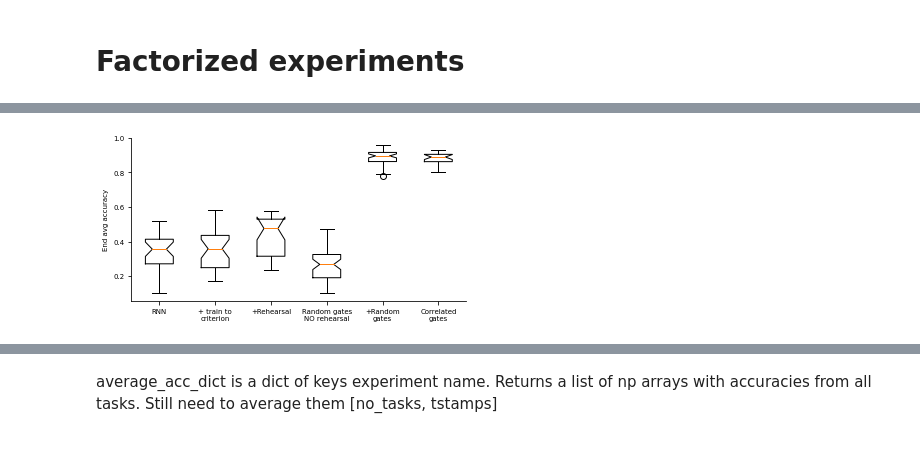
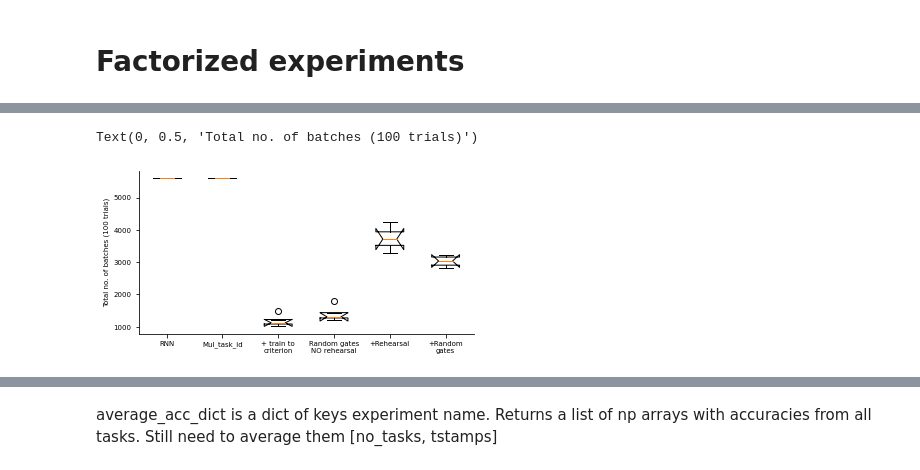
Before and after one commit to hummosa/Thalamus, a Jupyter notebook: analysis/Lab_presentation_first_part.ipynb, the cells around one changed output, grey strips where cells are left out. Drawn from its saved outputs; the diff is of its cells as text; code cells hidden in the pictures.

```diff
--- a/analysis/Lab_presentation_first_part.ipynb
+++ b/analysis/Lab_presentation_first_part.ipynb
@@ -39,16 +39,17 @@ mpl.rcParams['axes.spines.left'] = True
 mpl.rcParams['axes.spines.right'] = False
 mpl.rcParams['axes.spines.top'] = False
 mpl.rcParams['axes.spines.bottom'] = True
-# mpl.rcParams['pdf.fonttype'] = 42
-# mpl.rcParams['ps.fonttype'] = 42
+mpl.rcParams['pdf.fonttype'] = 42
+mpl.rcParams['ps.fonttype'] = 42
 import matplotlib.pyplot as plt
 import matplotlib
 from tqdm import tqdm, trange
 # %% [markdown]
 # Factorized experiments
 # %%
-experiments = ['same_net', 'train_to_criterion', 'rehearsal', 'random_gates_no_rehearsal','random_gates',  'correlated_gates', 'cognitive_observer', ]
-folder_name = './../files/factorized/'
+experiments = ['same_net', 'random_gates_no_train_to_criterion', 'train_to_criterion',  'random_gates_no_rehearsal','rehearsal','random_gates',  'correlated_gates', 'cognitive_observer', ]
+# folder_name = './../files/factorized/'
+folder_name = './../files/final_policy_weaning/'
 # %%
 def get_log_files(data_folder, exp_name, file_sig='testing_log'):
     lfiles = os.listdir(data_folder+f'{exp_name}/')
@@ -60,4 +61,10 @@ def get_log_files(data_folder, exp_name, file_sig='testing_log'):
         except:
             print('some problem with ', fn)
     return(logs, lfiles)
+
+def convert_train_to_test_idx(training_log, testing_log, training_idx):
+    test_idx = training_log.stamps[training_idx]
+    diff_arra = np.abs(np.array(testing_log.stamps) - test_idx)
+    test_t_idx = np.argmin(diff_arra)
+    return(test_t_idx)
 # %%
@@ -88,0 +110,21 @@ AttributeError: 'list' object has no attribute 'accuracies'
+# %%
+exps_names= ['RNN', 'Mul_task_id', '+ train to\ncriterion', 'Random gates\nNO rehearsal' ,'+Rehearsal', '+Random\ngates', ]# 'cognitive_observer', ]
+# exps = ['same_net', , 'train_to_criterion', 'rehearsal','random_gates_no_rehearsal' , 'random_gates_mul', ]# 'cognitive_observer', ]
+
+fig, axes = plt.subplots(2,2, figsize=[8,6])
+ax = axes[0,0]
+_=ax.boxplot([accuracy_dict[exp] for exp in exps], labels=[exp for exp in exps_names], meanline=True, notch=True)
+# _=ax.set_xticklabels( exps, rotation=45 )
+ax.set_ylabel('End avg accuracy')
+
+ax = axes[0,1]
+_=ax.boxplot([total_trials_dict[exp] for exp in exps], labels=[exp for exp in exps_names], meanline=True, notch=True)
+# _=ax.set_xticklabels( exps, rotation=45 )
+ax.set_ylabel('Total no. of batches (100 trials)')
+
+ax = axes[1,0]
+_=ax.boxplot([total_optimization_trials_dict[exp] for exp in exps], labels=[exp for exp in exps_names], meanline=True, notch=True)
+# _=ax.set_xticklabels( exps, rotation=45 )
+ax.set_ylabel('Optimization batches (100 trials)')
+
+# plt.savefig('./files/end_accuracy_box_plots.jpg',dpi=300)
@@ -89,9 +134,9 @@ AttributeError: 'list' object has no attribute 'accuracies'
 # %%
-exps_names= ['RNN', '+ train to\ncriterion', '+Rehearsal','Random gates\nNO rehearsal' , '+Random\ngates',  'Correlated\ngates',]# 'cognitive_observer', ]
 fig, (ax) = plt.subplots(1,1, figsize=[6,3])
-_=ax.boxplot([accuracy_dict[exp] for exp in exps], labels=[exp for exp in exps_names], meanline=True, notch=True)
+_=ax.boxplot([total_trials_dict[exp] for exp in exps], labels=[exp for exp in exps_names], meanline=True, notch=True)
 # _=ax.set_xticklabels( exps, rotation=45 )
-ax.set_ylabel('End avg accuracy')
-plt.savefig('end_accuracy_box_plots.jpg',dpi=300)
+ax.set_ylabel('Total no. of batches (100 trials)')
+# plt.savefig('./files/total_batches_box_plots.jpg',dpi=300)
 # %% [output]
+Text(0, 0.5, 'Total no. of batches (100 trials)')
-[figure, old version]
+[figure, new version]
```
Also changed, not shown: parts of 4 cells of this notebook, 6 other files.
